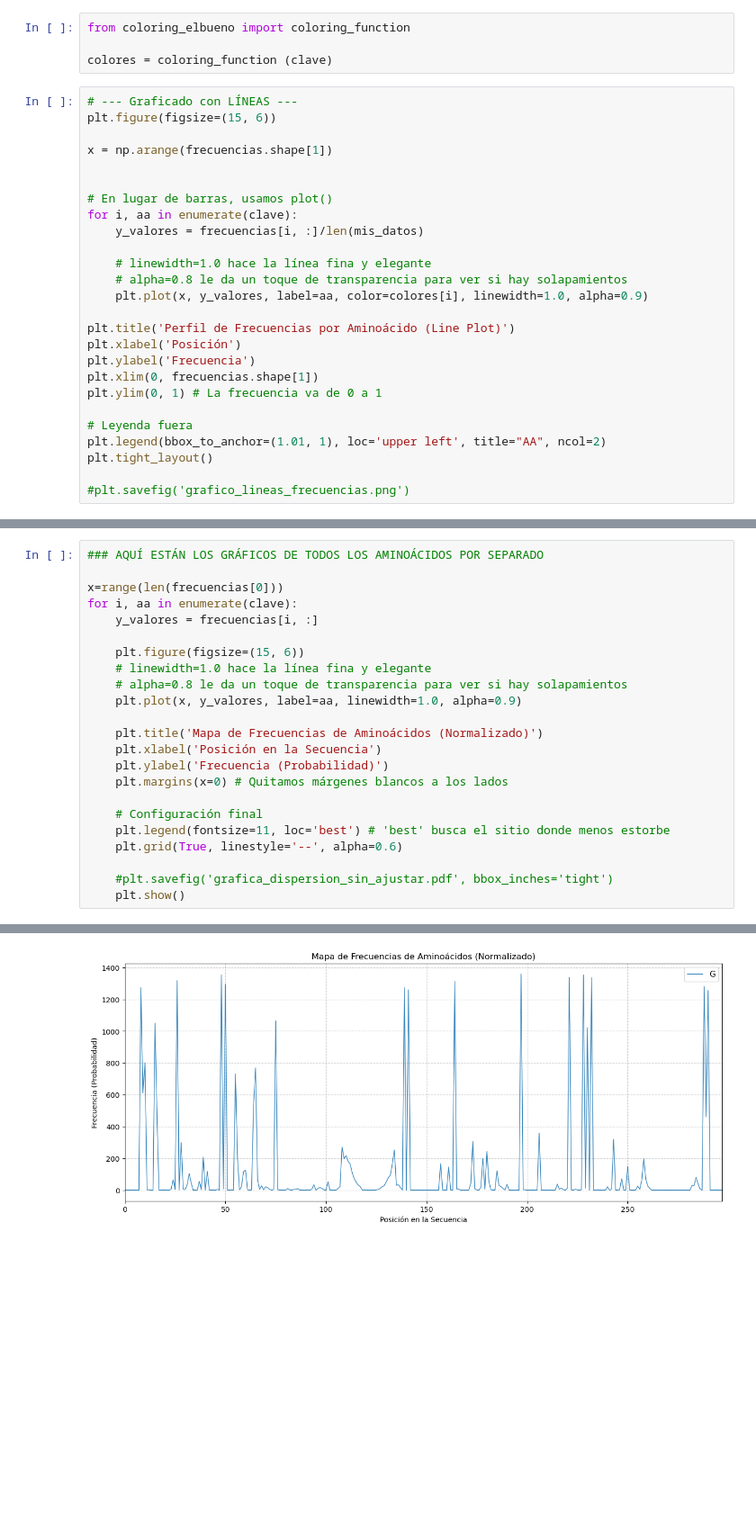
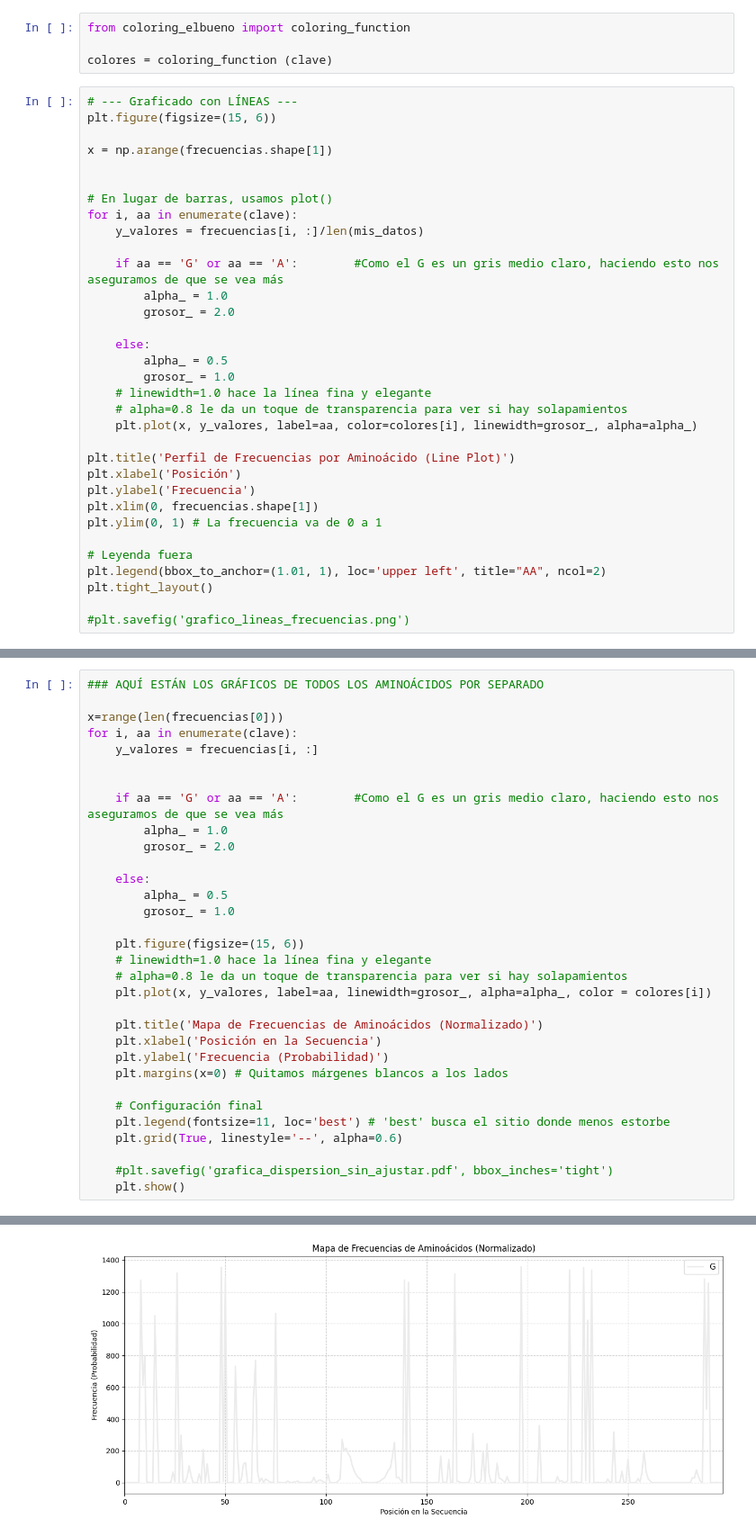
Before and after one commit to nekko51/colaboracion_alumni, a Jupyter notebook: code/Defining first functions.ipynb, the cells around one changed output, grey strips where cells are left out. Shown at 90% size. Saved outputs shown, nothing was run; the diff lists cells and outputs as text; blank space fills up the shorter version.

```diff
--- a/code/Defining first functions.ipynb
+++ b/code/Defining first functions.ipynb
@@ -141,9 +141,16 @@ x = np.arange(frecuencias.shape[1])
 for i, aa in enumerate(clave):
     y_valores = frecuencias[i, :]/len(mis_datos)
 
+    if aa == 'G' or aa == 'A':        #Como el G es un gris medio claro, haciendo esto nos aseguramos de que se vea más
+        alpha_ = 1.0
+        grosor_ = 2.0
+
+    else:
+        alpha_ = 0.5
+        grosor_ = 1.0
     # linewidth=1.0 hace la línea fina y elegante
     # alpha=0.8 le da un toque de transparencia para ver si hay solapamientos
-    plt.plot(x, y_valores, label=aa, color=colores[i], linewidth=1.0, alpha=0.9)
+    plt.plot(x, y_valores, label=aa, color=colores[i], linewidth=grosor_, alpha=alpha_)
 
 plt.title('Perfil de Frecuencias por Aminoácido (Line Plot)')
 plt.xlabel('Posición')
@@ -165,10 +172,19 @@ x=range(len(frecuencias[0]))
 for i, aa in enumerate(clave):
     y_valores = frecuencias[i, :]
 
+
+    if aa == 'G' or aa == 'A':        #Como el G es un gris medio claro, haciendo esto nos aseguramos de que se vea más
+        alpha_ = 1.0
+        grosor_ = 2.0
+
+    else:
+        alpha_ = 0.5
+        grosor_ = 1.0
+
     plt.figure(figsize=(15, 6))
     # linewidth=1.0 hace la línea fina y elegante
     # alpha=0.8 le da un toque de transparencia para ver si hay solapamientos
-    plt.plot(x, y_valores, label=aa, linewidth=1.0, alpha=0.9)
+    plt.plot(x, y_valores, label=aa, linewidth=grosor_, alpha=alpha_, color = colores[i])
 
     plt.title('Mapa de Frecuencias de Aminoácidos (Normalizado)')
     plt.xlabel('Posición en la Secuencia')
@@ -190 +206 @@ for i, aa in enumerate(clave):
-[figure, old version]
+[figure, new version]
```
Also changed, not shown: parts of 2 cells of this notebook, 2 other files.
